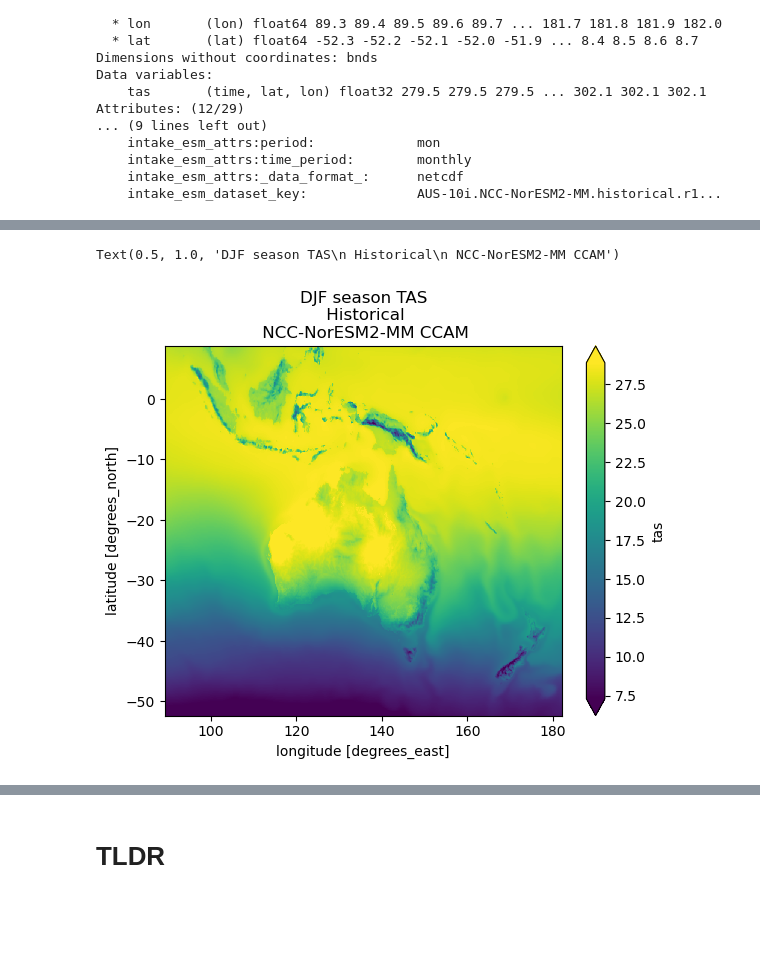
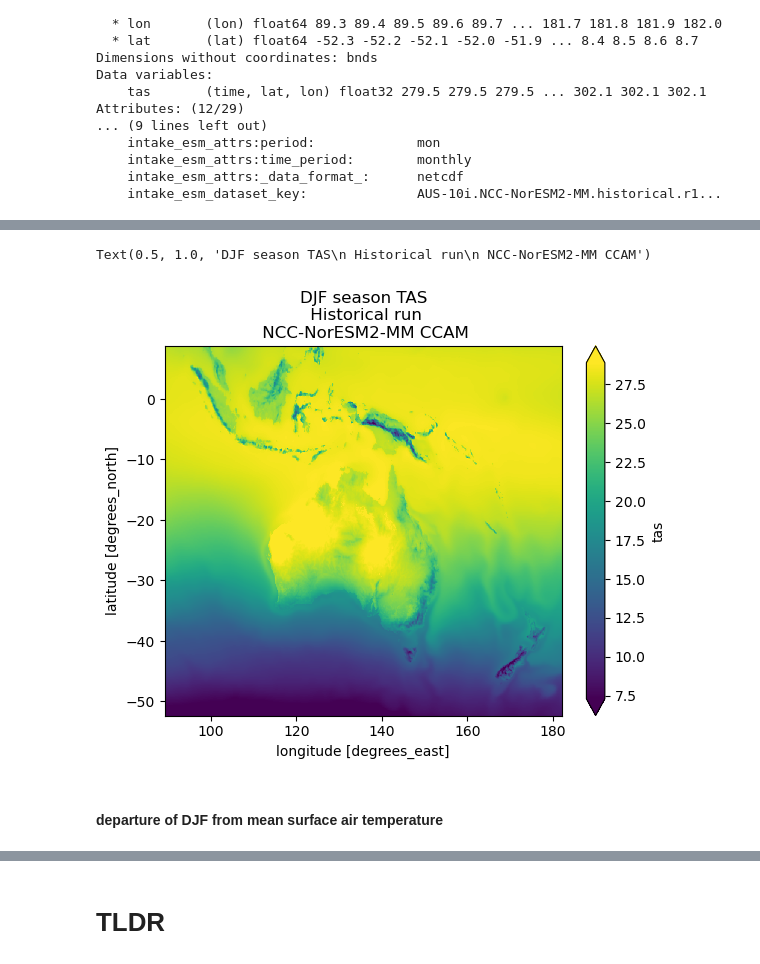
Before and after one commit to AusClimateService/data-catalogue, a Jupyter notebook: notebooks/ACS-catalogue-demo.ipynb, the cells around one changed output, grey strips where cells are left out. Drawn from its saved outputs; the diff is of its cells as text; code cells hidden in the pictures; blank space fills up the shorter version.

```diff
--- a/notebooks/ACS-catalogue-demo.ipynb
+++ b/notebooks/ACS-catalogue-demo.ipynb
@@ -104,6 +111,6 @@ Intake dataframe catalog with 2 source(s) across 2 rows:
 # %%
-tas_hist_cat = df_cat.search(variable="tas",model="ccam_noresm2-mm_historical_aus-10i_12km")
-tas_hist_cat
+tas_hist_search = df_cat.search(variable="tas",model="ccam_noresm2-mm_historical_aus-10i_12km")
+tas_hist_search
 # %% [output]
 Intake dataframe catalog with 1 source(s) across 1 rows:
 |  | model | variable |
@@ -119,5 +128,5 @@ tas_hist_cat.df
 # %%
-tas_hist_source = tas_hist_cat.to_source()
+tas_hist_source = tas_hist_search.to_source()
 tas_hist_source
 # %% [output]
 ccam_noresm2-mm_historical_aus-10i_12km.csv catalog with 4 dataset(s) from 32960 asset(s):
@@ -139,6 +150,6 @@ ccam_noresm2-mm_historical_aus-10i_12km.csv catalog with 4 dataset(s) from 32960
 # %%
-tas_hist_source = tas_hist_source.search(variable="tas")
-tas_hist_source
+tas_hist_source_search = tas_hist_source.search(variable="tas")
+tas_hist_source_search
 # %% [output]
 ccam_noresm2-mm_historical_aus-10i_12km.csv catalog with 3 dataset(s) from 192 asset(s):
 |  | unique |
@@ -167,5 +181,5 @@ tas_hist_source.keys_info()
 # %%
-monthly_tas_hist = tas_hist_source.search(period='mon')
+monthly_tas_hist = tas_hist_source_search.search(period='mon')
 monthly_tas_hist
 # %% [output]
 ccam_noresm2-mm_historical_aus-10i_12km.csv catalog with 1 dataset(s) from 64 asset(s):
@@ -351,6 +369,8 @@ Wall time: 3.06 s
 # %%
 season_tas_C.sel(season='DJF').plot(robust=True)
-plt.title('DJF season TAS\n Historical\n NCC-NorESM2-MM CCAM')
+plt.title('DJF season TAS\n Historical run\n NCC-NorESM2-MM CCAM')
 # %% [output]
-Text(0.5, 1.0, 'DJF season TAS\n Historical\n NCC-NorESM2-MM CCAM')
+Text(0.5, 1.0, 'DJF season TAS\n Historical run\n NCC-NorESM2-MM CCAM')
-[figure, old version]
+[figure, new version]
+# %% [markdown]
+#### departure of DJF from mean surface air temperature
```
Also changed, not shown: parts of 49 cells of this notebook.
